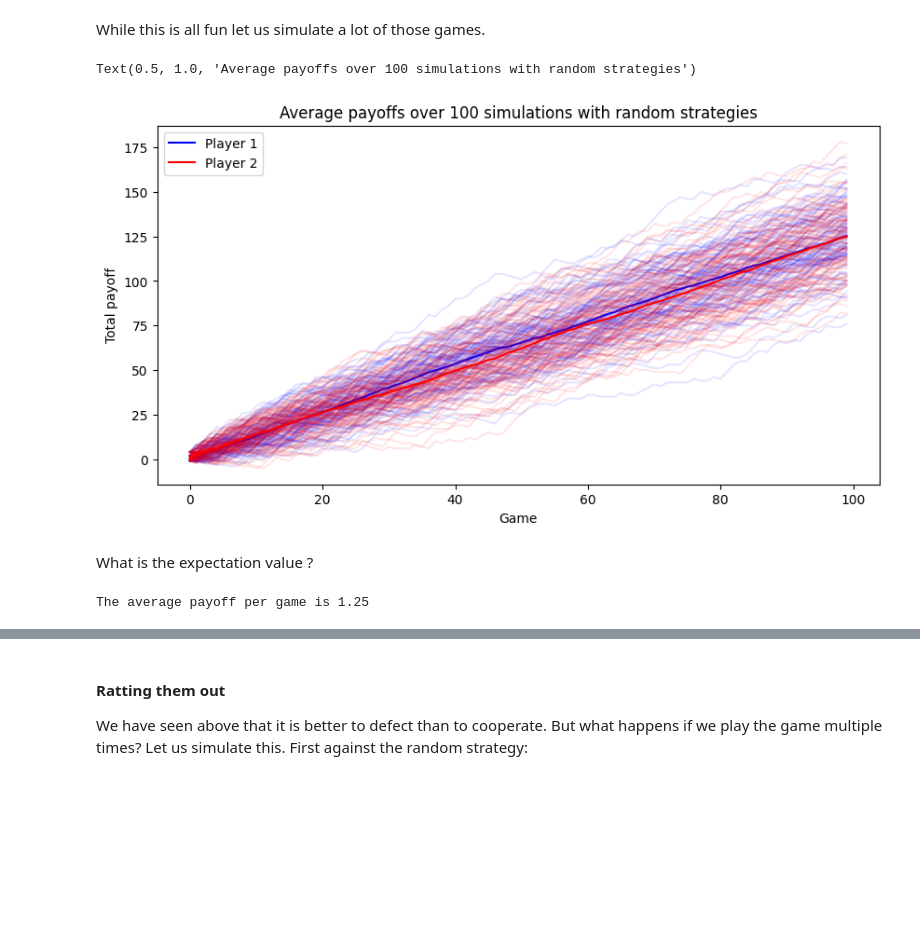
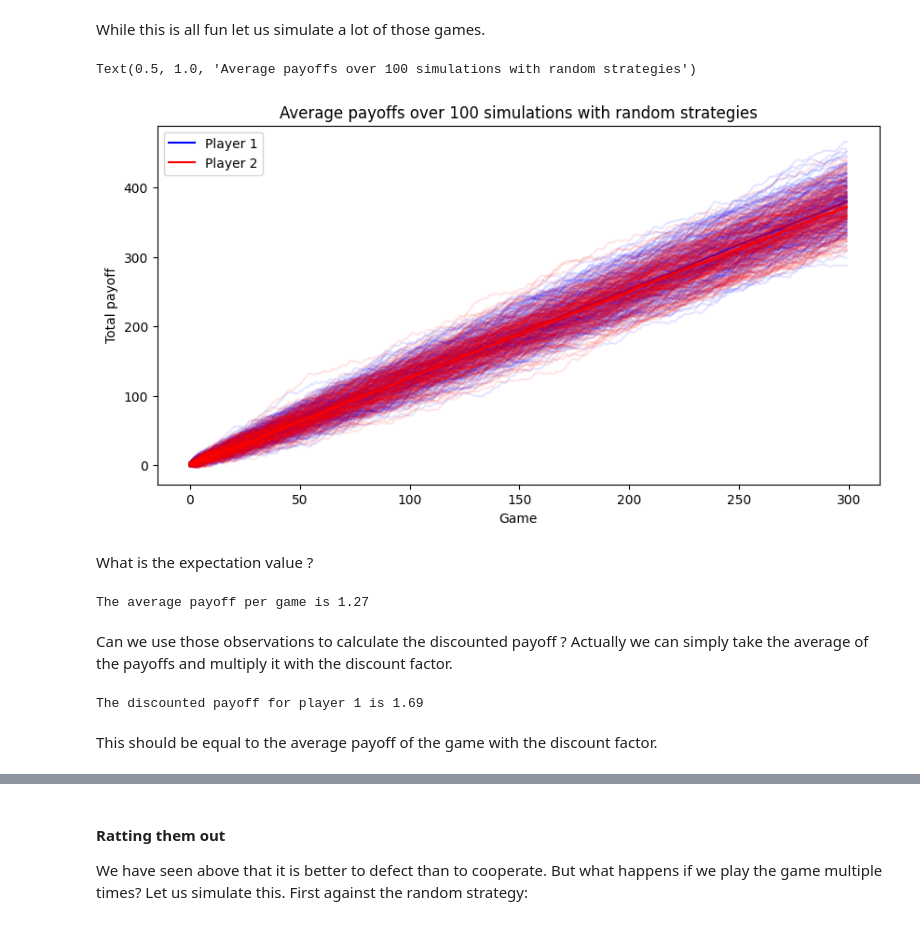
Before and after one commit to fretchen/acemoglu_lecture, a Jupyter notebook: prisoner_dilemma.ipynb, the cells around one changed output, grey strips where cells are left out. Drawn from its saved outputs; the diff is of its cells as text; code cells hidden in the pictures; blank space fills up the shorter version.

```diff
--- a/prisoner_dilemma.ipynb
+++ b/prisoner_dilemma.ipynb
@@ -176,7 +119,7 @@ print(prisoner_dilemma("C", "C"))
 # %% [markdown]
 Now that we have played it once, we can run it multiple times to simulate the repeated game.
 # %%
-Ngames = 100
+Ngames = 300
 player_1_color = "blue"
 player_2_color = "red"
 tot_payout_1, tot_payout_2 = repeated_pd(Ngames)
@@ -192,35 +156,63 @@ ax.legend()
 # %% [markdown]
 While this is all fun let us simulate a lot of those games.
 # %%
-Nsim = 100
+Nsim = 200
 
 sim_payouts_1 = np.zeros((Ngames, Nsim))
 sim_payouts_2 = np.zeros((Ngames, Nsim))
 
 for i in range(Nsim):
     tot_payout_1, tot_payout_2 = repeated_pd(Ngames)
     sim_payouts_1[:, i] = tot_payout_1
     sim_payouts_2[:, i] = tot_payout_2
 
 av_payout_1 = np.mean(sim_payouts_1, axis=1)
 av_payout_2 = np.mean(sim_payouts_2, axis=1)
 f, ax = plt.subplots(1, 1, figsize=(10, 5))
 ax.plot(sim_payouts_1, color=player_1_color, alpha=0.1)
 ax.plot(av_payout_1, color=player_1_color, label="Player 1")
 ax.plot(sim_payouts_2, color=player_2_color, alpha=0.1)
 ax.plot(av_payout_2, color=player_2_color, label="Player 2")
 
 ax.set_xlabel("Game")
 ax.set_ylabel("Total payoff")
 ax.legend()
 ax.set_title("Average payoffs over 100 simulations with random strategies")
 # %% [output]
 Text(0.5, 1.0, 'Average payoffs over 100 simulations with random strategies')
-[figure, old version]
+[figure, new version]
 # %% [markdown]
 What is the expectation value ?
 # %%
 av_payoff_per_game = av_payout_1[-1]/Ngames
 print(f"The average payoff per game is {av_payoff_per_game:.2f}")
 # %% [output]
-The average payoff per game is 1.25
+The average payoff per game is 1.27
+# %% [markdown]
+Can we use those observations to calculate the discounted payoff ? Actually we can simply take the average of the payoffs and multiply it with the discount factor.
+# %%
+# calculate the winnings in each round for each player from the simulated payouts
+
+u1s = np.diff(sim_payouts_1, axis=0)
+u2s = np.diff(sim_payouts_2, axis=0)
+
+# reinsert the first round winnings
+u1s = np.insert(u1s, 0, sim_payouts_1[0], axis=0)
+u2s = np.insert(u2s, 0, sim_payouts_2[0], axis=0)
+
+# calculate the average winnings in each round
+av_u1 = np.mean(u1s, axis=1)
+av_u2 = np.mean(u2s, axis=1)
+
+# apply the discount factor
+beta = 0.2
+
+U1 = 0
+for i, u1 in enumerate(av_u1):
+    U1 += u1 * beta**i
+
+print(f"The discounted payoff for player 1 is {U1:.2f}")
+# %% [output]
+The discounted payoff for player 1 is 1.69
+# %% [markdown]
+This should be equal to the average payoff of the game with the discount factor.
```
Also changed, not shown: parts of 14 cells of this notebook, 1 other file.
